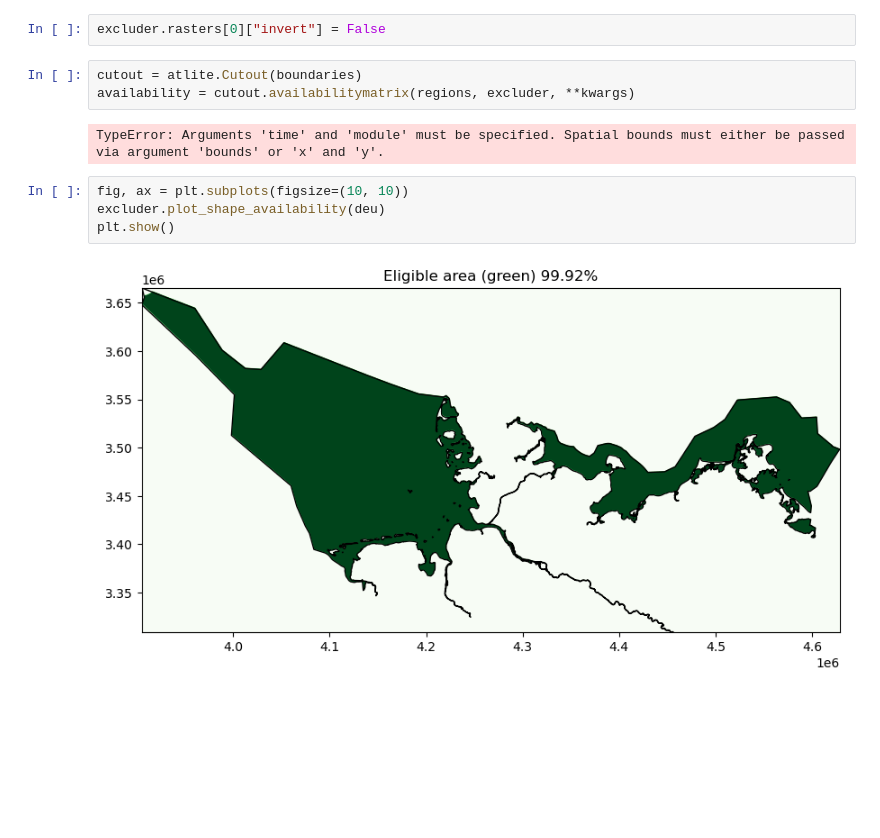
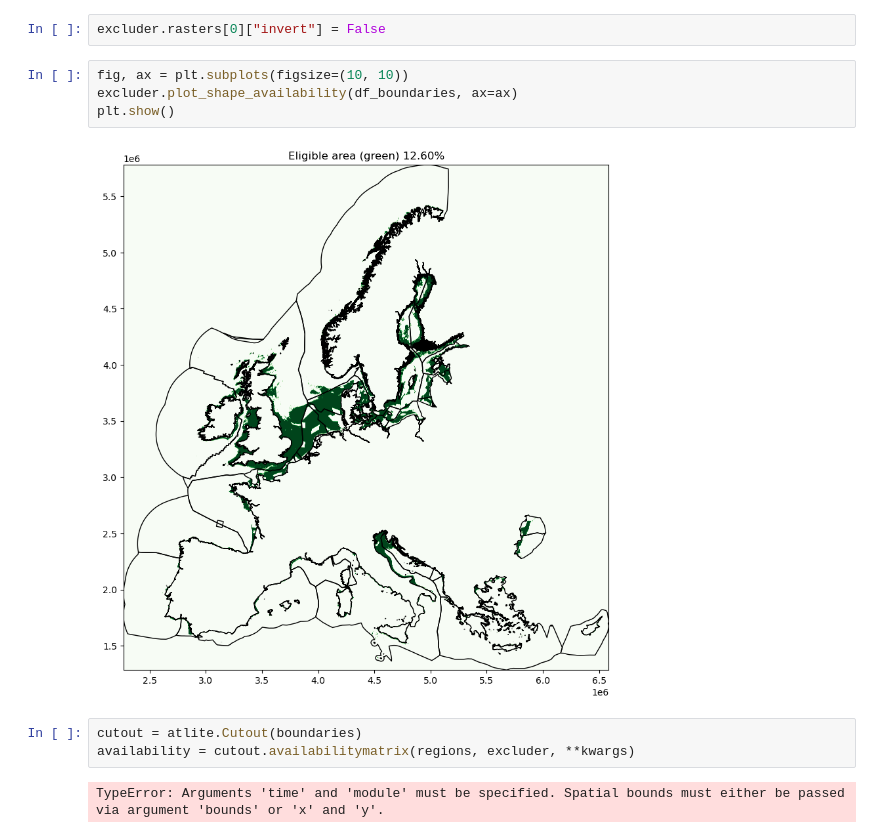
Before and after one commit to jnnr/jw4a-d2.1, a Jupyter notebook: notebooks/inspect_potentials_offshore.ipynb, the cells around one changed output. Saved outputs shown, nothing was run; the diff lists cells and outputs as text; blank space fills up the shorter version.

```diff
--- a/notebooks/inspect_potentials_offshore.ipynb
+++ b/notebooks/inspect_potentials_offshore.ipynb
@@ -40,14 +56,14 @@ excluder.add_raster(gebco, crs=4326, codes=func)  # which crs?
 masked, transform = excluder.compute_shape_availability(df_boundaries)
 # %%
 excluder.rasters[0]["invert"] = False
+# %%
+fig, ax = plt.subplots(figsize=(10, 10))
+excluder.plot_shape_availability(df_boundaries, ax=ax)
+plt.show()
+# %% [output]
+[figure, added]
 # %%
 cutout = atlite.Cutout(boundaries)
 availability = cutout.availabilitymatrix(regions, excluder, **kwargs)
 # %% [output]
 TypeError: Arguments 'time' and 'module' must be specified. Spatial bounds must either be passed via argument 'bounds' or 'x' and 'y'.
-# %%
-fig, ax = plt.subplots(figsize=(10, 10))
-excluder.plot_shape_availability(deu)
-plt.show()
-# %% [output]
-[figure, removed]
```
Also changed, not shown: parts of 10 cells of this notebook, 10 other files.
